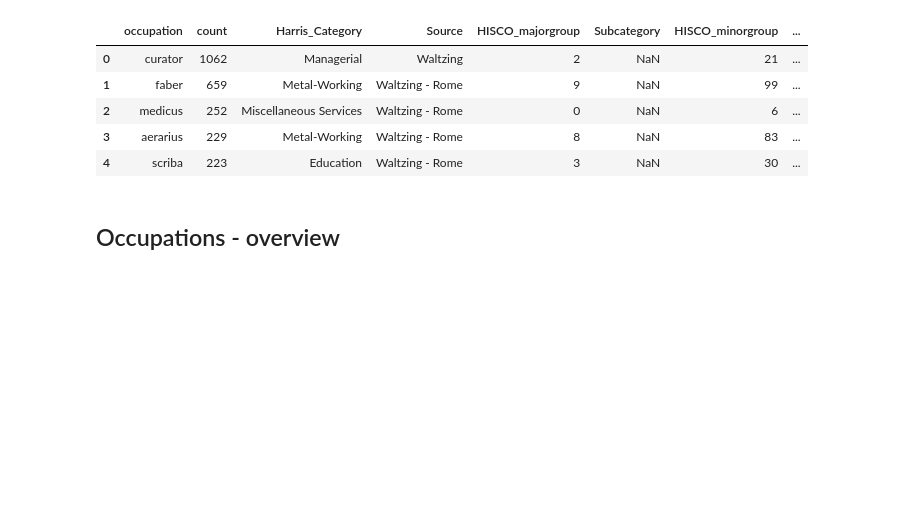
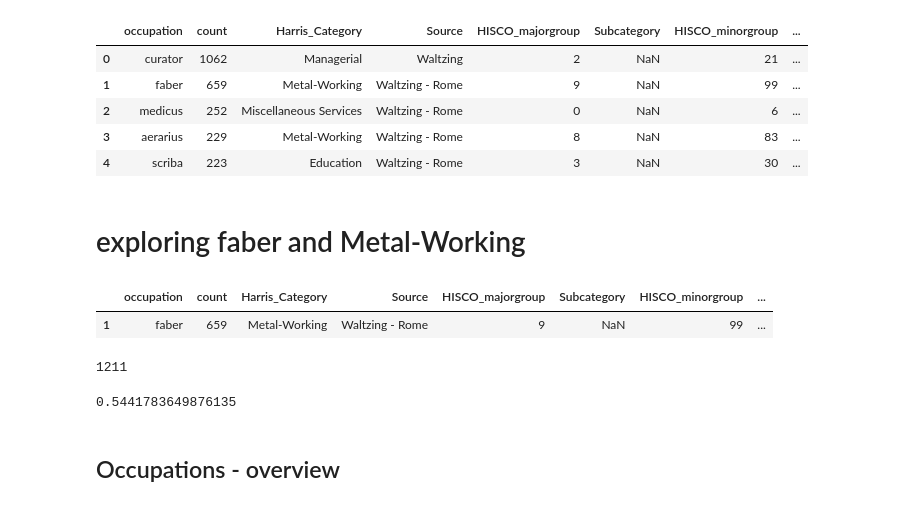
Before and after one commit to sdam-au/social_diversity, a Jupyter notebook: scripts/2_EXTRACTING-OCCUPATIONS&ORGANIZATIONS.ipynb, the cells around one changed output. Cells and saved outputs as stored; diff of their text form; code cells hidden in the pictures; blank space fills up the shorter version.

```diff
--- a/scripts/2_EXTRACTING-OCCUPATIONS&ORGANIZATIONS.ipynb
+++ b/scripts/2_EXTRACTING-OCCUPATIONS&ORGANIZATIONS.ipynb
@@ -207,6 +207,21 @@ occupations_counts.head(5)
 | 2 | medicus | 252 | Miscellaneous Services | Waltzing - Rome | 0 | NaN | 6 | ... |
 | 3 | aerarius | 229 | Metal-Working | Waltzing - Rome | 8 | NaN | 83 | ... |
 | 4 | scriba | 223 | Education | Waltzing - Rome | 3 | NaN | 30 | ... |
+# %% [markdown]
+# exploring faber and Metal-Working
+# %%
+occupations_counts[occupations_counts["occupation"]=="faber"]
+# %% [output]
+|  | occupation | count | Harris_Category | Source | HISCO_majorgroup | Subcategory | HISCO_minorgroup | ... |
+| 1 | faber | 659 | Metal-Working | Waltzing - Rome | 9 | NaN | 99 | ... |
+# %%
+occupations_counts[occupations_counts["Harris_Category"]=="Metal-Working"]["count"].sum()
+# %% [output]
+1211
+# %%
+659 / 1211
+# %% [output]
+0.5441783649876135
 # %%
 occupations_counts.to_csv("../data/occupations_counts.csv")
 # %% [markdown]
```
Also changed, not shown: 25 other files.
